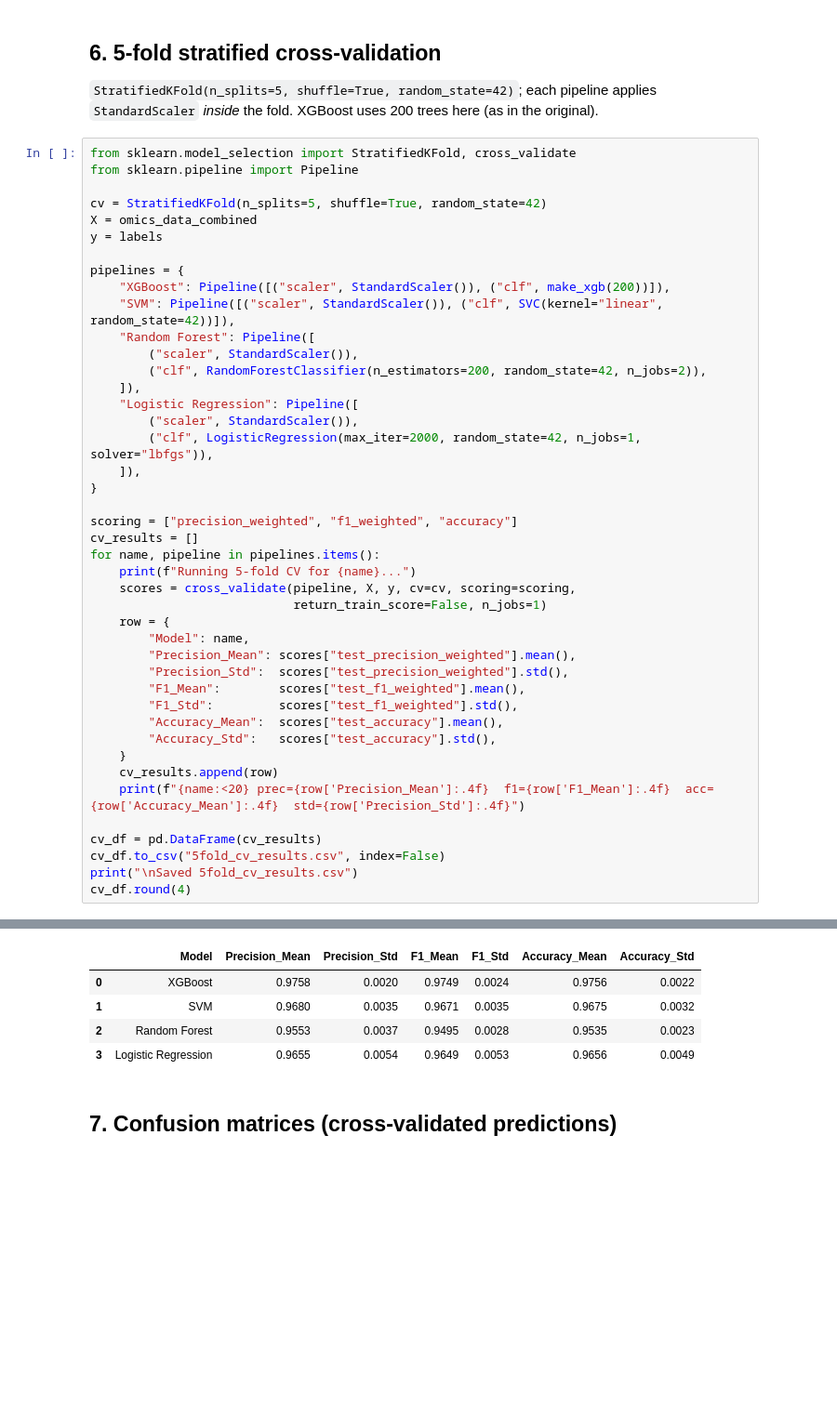
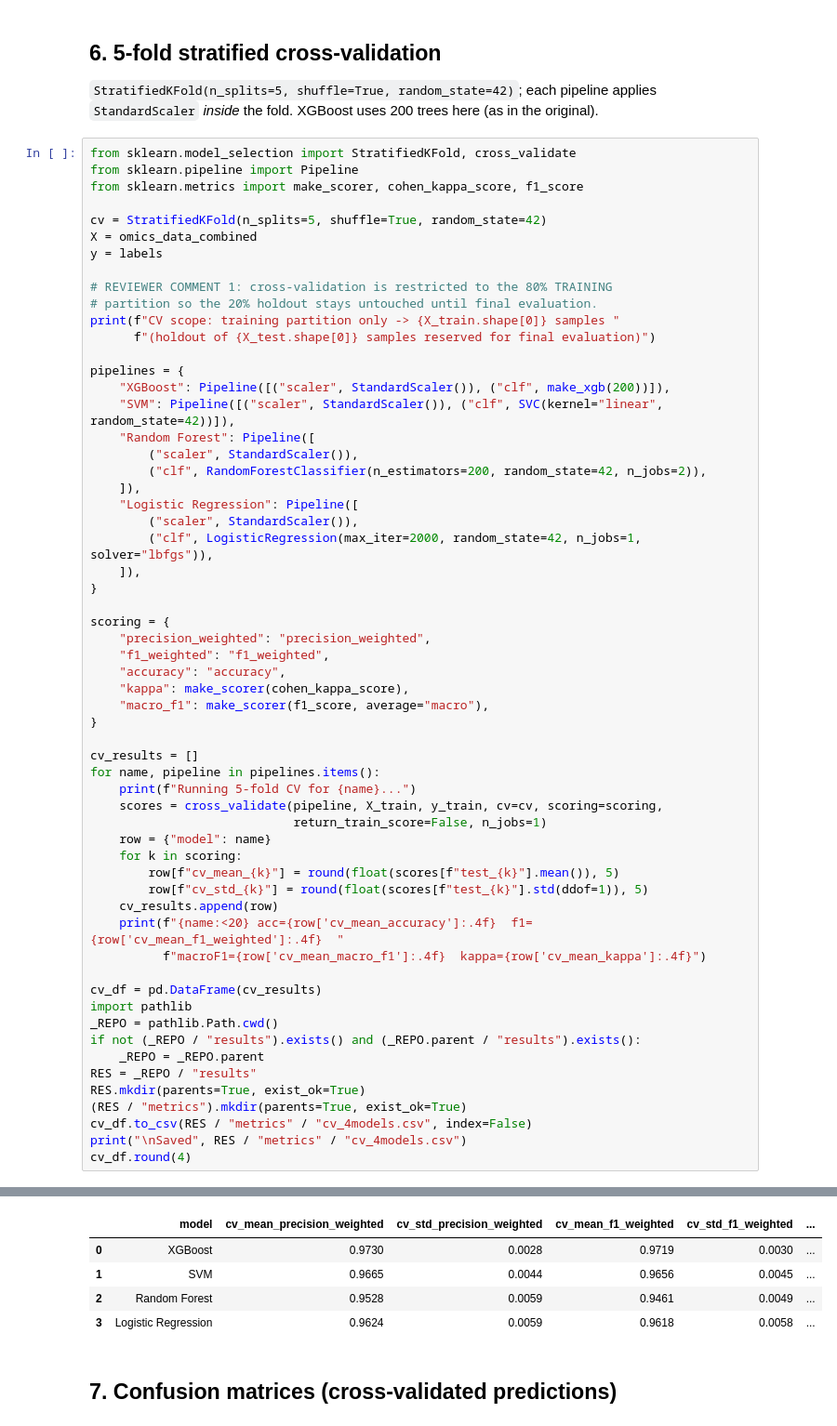
Before and after one commit to Abhi-DevHub/ICBEA-2027-PanCancer-MultiOmics, a Jupyter notebook: notebooks/XGBoost_PanCancer_GPU.ipynb, the cells around one changed output, grey strips where cells are left out. Shown at 93% size. Cells and saved outputs as stored; diff of their text form; blank space fills up the shorter version.

```diff
--- a/notebooks/XGBoost_PanCancer_GPU.ipynb
+++ b/notebooks/XGBoost_PanCancer_GPU.ipynb
@@ -198,10 +198,16 @@ Logistic Regression  prec=0.9644  nmi=0.9594  ari=0.9532  time=2.5s
 # %%
 from sklearn.model_selection import StratifiedKFold, cross_validate
 from sklearn.pipeline import Pipeline
+from sklearn.metrics import make_scorer, cohen_kappa_score, f1_score
 
 cv = StratifiedKFold(n_splits=5, shuffle=True, random_state=42)
 X = omics_data_combined
 y = labels
+
+# REVIEWER COMMENT 1: cross-validation is restricted to the 80% TRAINING
+# partition so the 20% holdout stays untouched until final evaluation.
+print(f"CV scope: training partition only -> {X_train.shape[0]} samples "
+      f"(holdout of {X_test.shape[0]} samples reserved for final evaluation)")
 
 pipelines = {
     "XGBoost": Pipeline([("scaler", StandardScaler()), ("clf", make_xgb(200))]),
@@ -216,26 +222,36 @@ pipelines = {
     ]),
 }
 
-scoring = ["precision_weighted", "f1_weighted", "accuracy"]
+scoring = {
+    "precision_weighted": "precision_weighted",
+    "f1_weighted": "f1_weighted",
+    "accuracy": "accuracy",
+    "kappa": make_scorer(cohen_kappa_score),
+    "macro_f1": make_scorer(f1_score, average="macro"),
+}
+
 cv_results = []
 for name, pipeline in pipelines.items():
     print(f"Running 5-fold CV for {name}...")
-    scores = cross_validate(pipeline, X, y, cv=cv, scoring=scoring,
+    scores = cross_validate(pipeline, X_train, y_train, cv=cv, scoring=scoring,
                             return_train_score=False, n_jobs=1)
-    row = {
-        "Model": name,
-        "Precision_Mean": scores["test_precision_weighted"].mean(),
-        "Precision_Std":  scores["test_precision_weighted"].std(),
-        "F1_Mean":        scores["test_f1_weighted"].mean(),
-        "F1_Std":         scores["test_f1_weighted"].std(),
-        "Accuracy_Mean":  scores["test_accuracy"].mean(),
-        "Accuracy_Std":   scores["test_accuracy"].std(),
-    }
+    row = {"model": name}
+    for k in scoring:
+        row[f"cv_mean_{k}"] = round(float(scores[f"test_{k}"].mean()), 5)
+        row[f"cv_std_{k}"] = round(float(scores[f"test_{k}"].std(ddof=1)), 5)
     cv_results.append(row)
-    print(f"{name:<20} prec={row['Precision_Mean']:.4f}  f1={row['F1_Mean']:.4f}  acc={row['Accuracy_Mean']:.4f}  std={row['Precision_Std']:.4f}")
+    print(f"{name:<20} acc={row['cv_mean_accuracy']:.4f}  f1={row['cv_mean_f1_weighted']:.4f}  "
+          f"macroF1={row['cv_mean_macro_f1']:.4f}  kappa={row['cv_mean_kappa']:.4f}")
 
 cv_df = pd.DataFrame(cv_results)
-cv_df.to_csv("5fold_cv_results.csv", index=False)
-print("\nSaved 5fold_cv_results.csv")
+import pathlib
+_REPO = pathlib.Path.cwd()
+if not (_REPO / "results").exists() and (_REPO.parent / "results").exists():
+    _REPO = _REPO.parent
+RES = _REPO / "results"
+RES.mkdir(parents=True, exist_ok=True)
+(RES / "metrics").mkdir(parents=True, exist_ok=True)
+cv_df.to_csv(RES / "metrics" / "cv_4models.csv", index=False)
+print("\nSaved", RES / "metrics" / "cv_4models.csv")
 cv_df.round(4)
 # %% [output]
@@ -253,8 +270,8 @@ Saved 5fold_cv_results.csv
-|  | Model | Precision_Mean | Precision_Std | F1_Mean | F1_Std | Accuracy_Mean | Accuracy_Std |
-| 0 | XGBoost | 0.9758 | 0.0020 | 0.9749 | 0.0024 | 0.9756 | 0.0022 |
-| 1 | SVM | 0.9680 | 0.0035 | 0.9671 | 0.0035 | 0.9675 | 0.0032 |
-| 2 | Random Forest | 0.9553 | 0.0037 | 0.9495 | 0.0028 | 0.9535 | 0.0023 |
-| 3 | Logistic Regression | 0.9655 | 0.0054 | 0.9649 | 0.0053 | 0.9656 | 0.0049 |
+|  | model | cv_mean_precision_weighted | cv_std_precision_weighted | cv_mean_f1_weighted | cv_std_f1_weighted | ... |
+| 0 | XGBoost | 0.9730 | 0.0028 | 0.9719 | 0.0030 | ... |
+| 1 | SVM | 0.9665 | 0.0044 | 0.9656 | 0.0045 | ... |
+| 2 | Random Forest | 0.9528 | 0.0059 | 0.9461 | 0.0049 | ... |
+| 3 | Logistic Regression | 0.9624 | 0.0059 | 0.9618 | 0.0058 | ... |
 # %% [markdown]
 ## 7. Confusion matrices (cross-validated predictions)
 # %%
```
Also changed, not shown: parts of 8 cells of this notebook, 39 other files.
